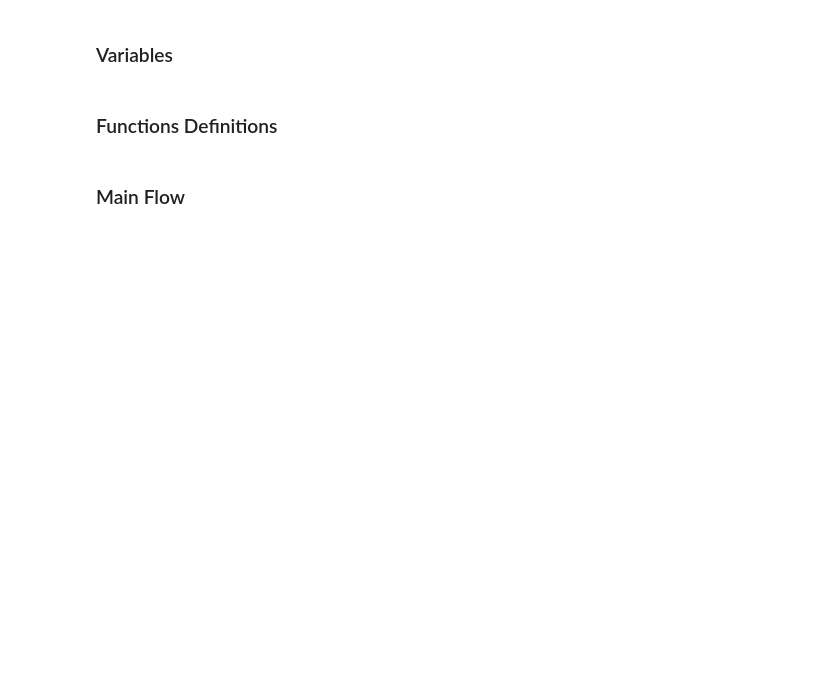
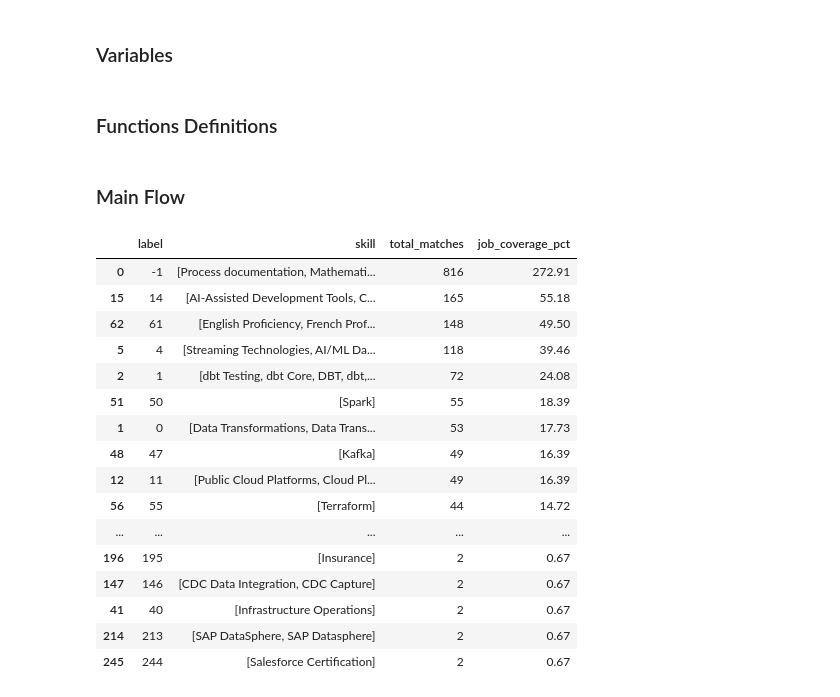
Before and after one commit to cgodevs/market-technical-fit-analysis-tool, a Jupyter notebook: backend/match_resume.ipynb, the cells around one changed output. Cells and saved outputs as stored; diff of their text form; code cells hidden in the pictures; blank space fills up the shorter version.

```diff
--- a/backend/match_resume.ipynb
+++ b/backend/match_resume.ipynb
@@ -414,3 +407,23 @@ popular_soft_skills_matches = popular_matches_display(soft_market, market_soft_s
 popular_hard_skills_matches = popular_matches_display(hard_market, market_hard_skills_analysis)
 nonmatched_soft_skills = nonmatches_display(soft_market)
 nonmatched_hard_skills = nonmatches_display(hard_market)
+# %%
+nonmatched_hard_skills
+# %% [output]
+|  | label | skill | total_matches | job_coverage_pct |
+| 0 | -1 | [Process documentation, Mathemati... | 816 | 272.91 |
+| 15 | 14 | [AI-Assisted Development Tools, C... | 165 | 55.18 |
+| 62 | 61 | [English Proficiency, French Prof... | 148 | 49.50 |
+| 5 | 4 | [Streaming Technologies, AI/ML Da... | 118 | 39.46 |
+| 2 | 1 | [dbt Testing, dbt Core, DBT, dbt,... | 72 | 24.08 |
+| 51 | 50 | [Spark] | 55 | 18.39 |
+| 1 | 0 | [Data Transformations, Data Trans... | 53 | 17.73 |
+| 48 | 47 | [Kafka] | 49 | 16.39 |
+| 12 | 11 | [Public Cloud Platforms, Cloud Pl... | 49 | 16.39 |
+| 56 | 55 | [Terraform] | 44 | 14.72 |
+| ... | ... | ... | ... | ... |
+| 196 | 195 | [Insurance] | 2 | 0.67 |
+| 147 | 146 | [CDC Data Integration, CDC Capture] | 2 | 0.67 |
+| 41 | 40 | [Infrastructure Operations] | 2 | 0.67 |
+| 214 | 213 | [SAP DataSphere, SAP Datasphere] | 2 | 0.67 |
+| 245 | 244 | [Salesforce Certification] | 2 | 0.67 |
```
Also changed, not shown: parts of 2 cells of this notebook.
